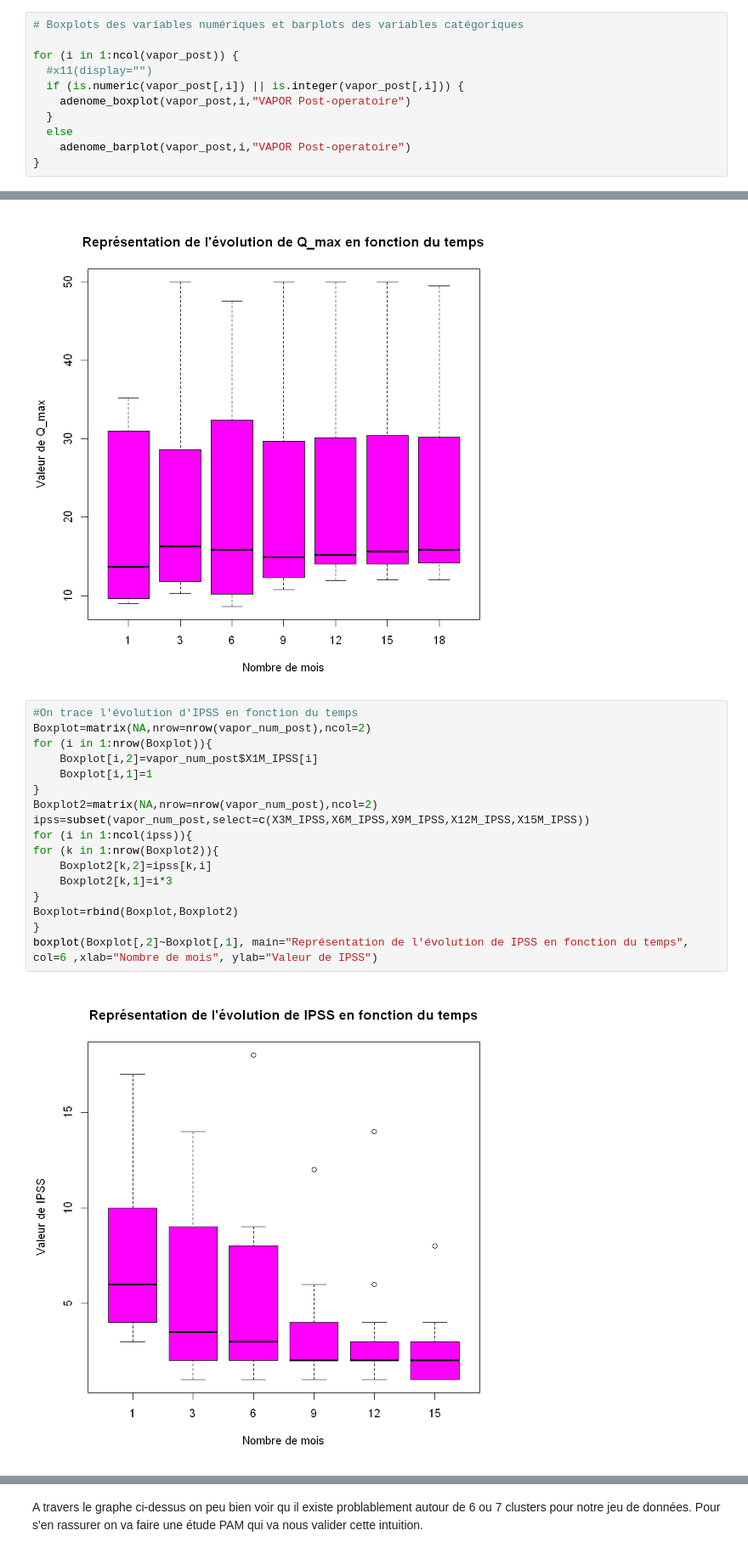
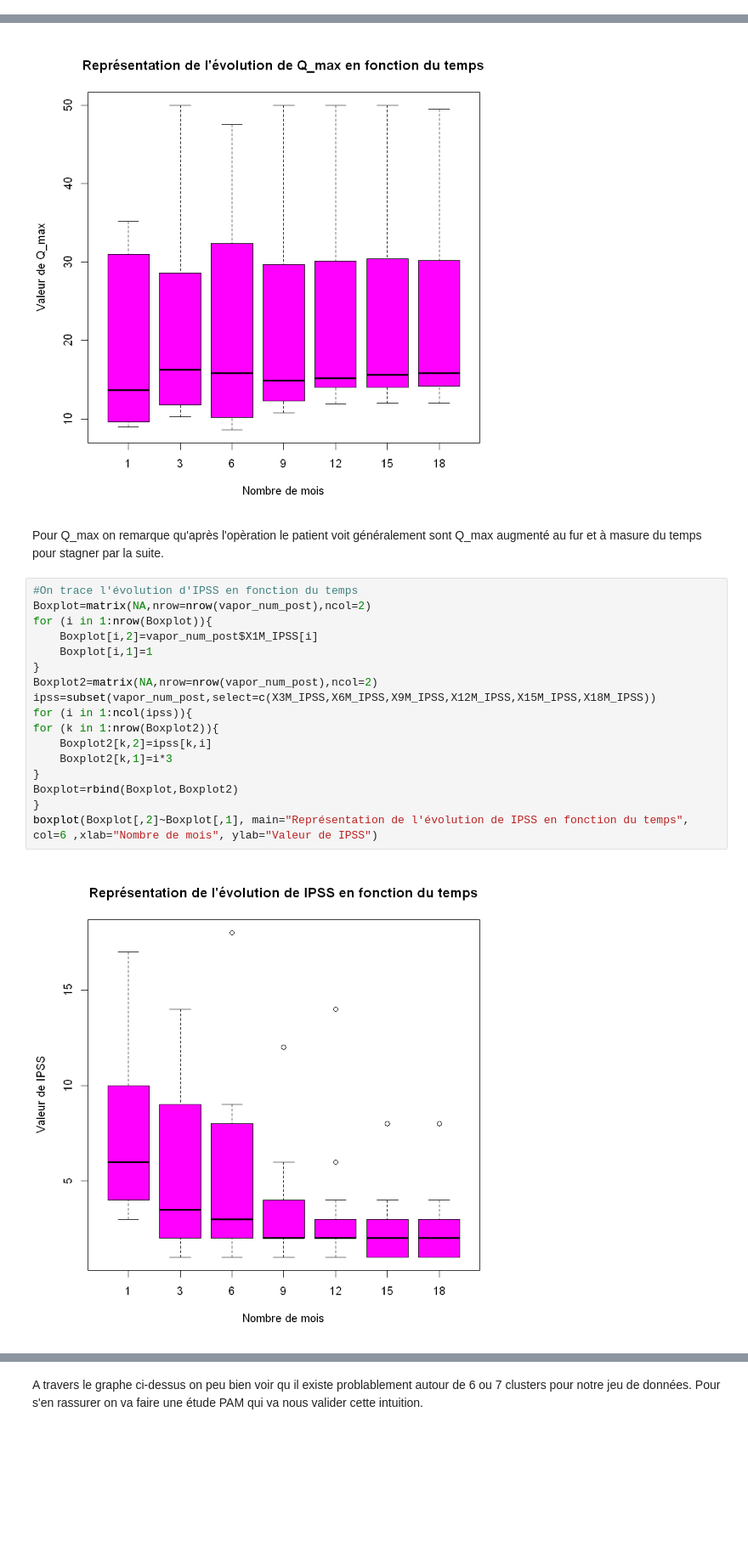
Before and after one commit to BigFab/TP_Adenome, a Jupyter notebook: vapor.ipynb, the cells around one changed output, grey strips where cells are left out. Shown at 85% size. Cells and saved outputs as stored; diff of their text form; blank space fills up the shorter version.

Commit message:
pour toi fabrice :)

```diff
--- a/vapor.ipynb
+++ b/vapor.ipynb
@@ -366,14 +357,3 @@ En observant le graphe ci-dessus on peut déduire que les variables qui contribu
 # 1.2 Post-opératoire
 # %% [markdown]
 ### 1.2.1 Distributions
-# %%
-# Boxplots des variables numériques et barplots des variables catégoriques
-
-for (i in 1:ncol(vapor_post)) {
-  #x11(display="")
-  if (is.numeric(vapor_post[,i]) || is.integer(vapor_post[,i])) {
-    adenome_boxplot(vapor_post,i,"VAPOR Post-operatoire")
-  }
-  else
-    adenome_barplot(vapor_post,i,"VAPOR Post-operatoire")
-}
@@ -455,22 +422,24 @@ Boxplot=rbind(Boxplot,Boxplot2)
 boxplot(Boxplot[,2]~Boxplot[,1], main="Représentation de l'évolution de Q_max en fonction du temps", col=6 ,xlab="Nombre de mois", ylab="Valeur de Q_max")
 # %% [output]
 [figure]
+# %% [markdown]
+Pour Q_max on remarque qu'après l'opèration le patient voit généralement sont Q_max augmenté au fur et à masure du temps pour stagner par la suite.
 # %%
 #On trace l'évolution d'IPSS en fonction du temps
 Boxplot=matrix(NA,nrow=nrow(vapor_num_post),ncol=2)
 for (i in 1:nrow(Boxplot)){
     Boxplot[i,2]=vapor_num_post$X1M_IPSS[i]
     Boxplot[i,1]=1
 }
 Boxplot2=matrix(NA,nrow=nrow(vapor_num_post),ncol=2)
-ipss=subset(vapor_num_post,select=c(X3M_IPSS,X6M_IPSS,X9M_IPSS,X12M_IPSS,X15M_IPSS))
+ipss=subset(vapor_num_post,select=c(X3M_IPSS,X6M_IPSS,X9M_IPSS,X12M_IPSS,X15M_IPSS,X18M_IPSS))
 for (i in 1:ncol(ipss)){
 for (k in 1:nrow(Boxplot2)){
     Boxplot2[k,2]=ipss[k,i]
     Boxplot2[k,1]=i*3
 }
 Boxplot=rbind(Boxplot,Boxplot2)
 }
 boxplot(Boxplot[,2]~Boxplot[,1], main="Représentation de l'évolution de IPSS en fonction du temps", col=6 ,xlab="Nombre de mois", ylab="Valeur de IPSS")
 # %% [output]
-[figure, old version]
+[figure, new version]
```
Also changed, not shown: parts of 28 cells of this notebook.
